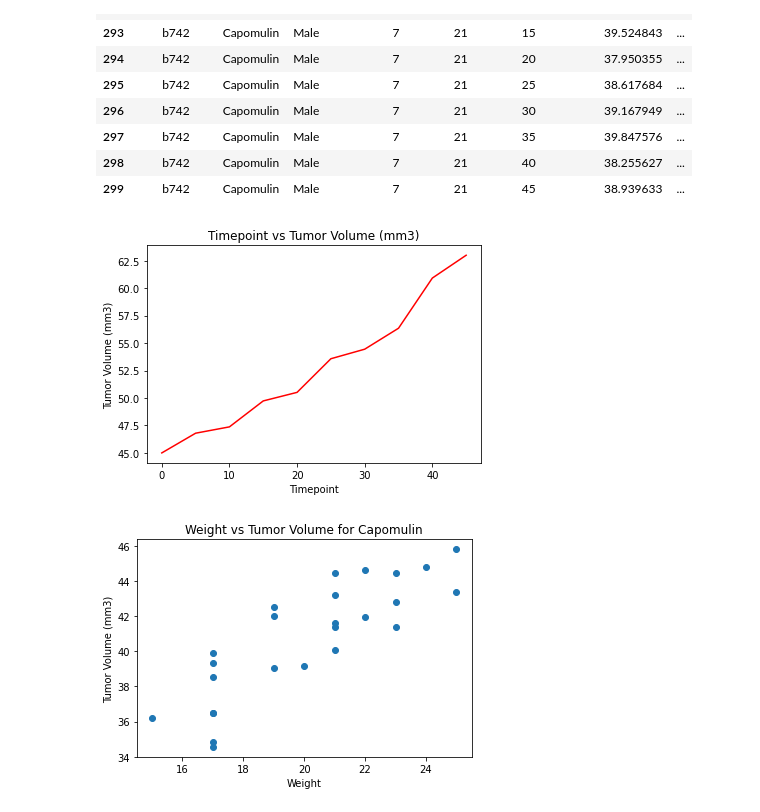
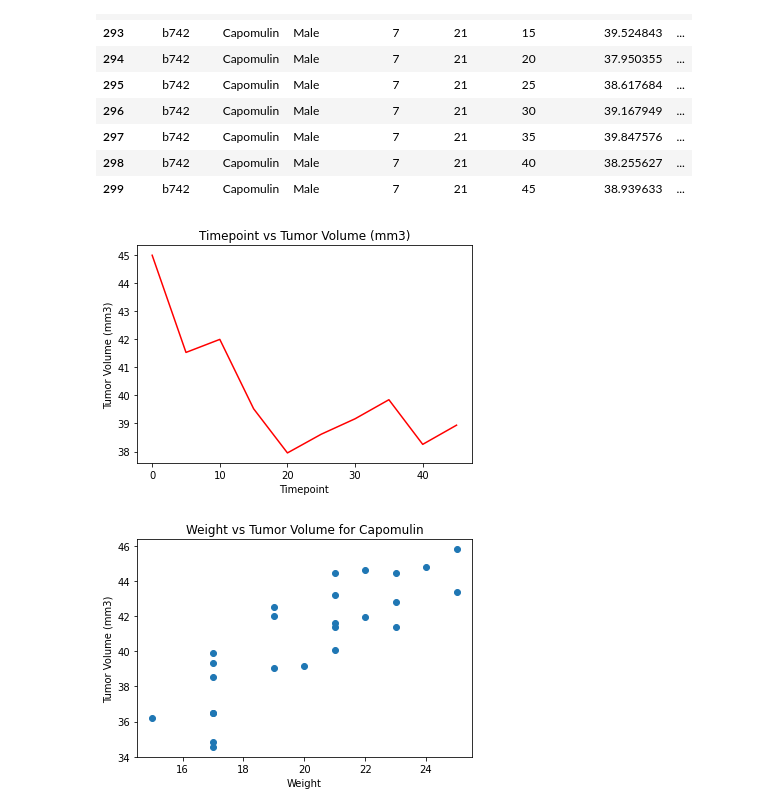
Before and after one commit to timsamson/MatPlotLib_Challange, a Jupyter notebook: pymaceuticals.ipynb, the cells around one changed output. Saved outputs shown, nothing was run; the diff lists cells and outputs as text; code cells hidden in the pictures.

```diff
--- a/pymaceuticals.ipynb
+++ b/pymaceuticals.ipynb
@@ -331,14 +332,14 @@ mouse_df
 | 298 | b742 | Capomulin | Male | 7 | 21 | 40 | 38.255627 | ... |
 | 299 | b742 | Capomulin | Male | 7 | 21 | 45 | 38.939633 | ... |
 # %%
-plt.plot(mouse["Timepoint"], mouse["Tumor Volume (mm3)"], color = 'r')
+plt.plot(mouse_df["Timepoint"], mouse_df["Tumor Volume (mm3)"], color = 'r')
 plt.xlabel("Timepoint")
 plt.ylabel("Tumor Volume (mm3)")
 plt.title("Timepoint vs Tumor Volume (mm3)")
 plt.savefig('Tumor Volume Lne (single Mouse)')
 plt.show()
 # %% [output]
-[figure, old version]
+[figure, new version]
 # %%
 # Generate a scatter plot of average tumor volume vs. mouse weight
 # for all mice in the Capomulin regimen
```
Also changed, not shown: parts of 3 cells of this notebook.
